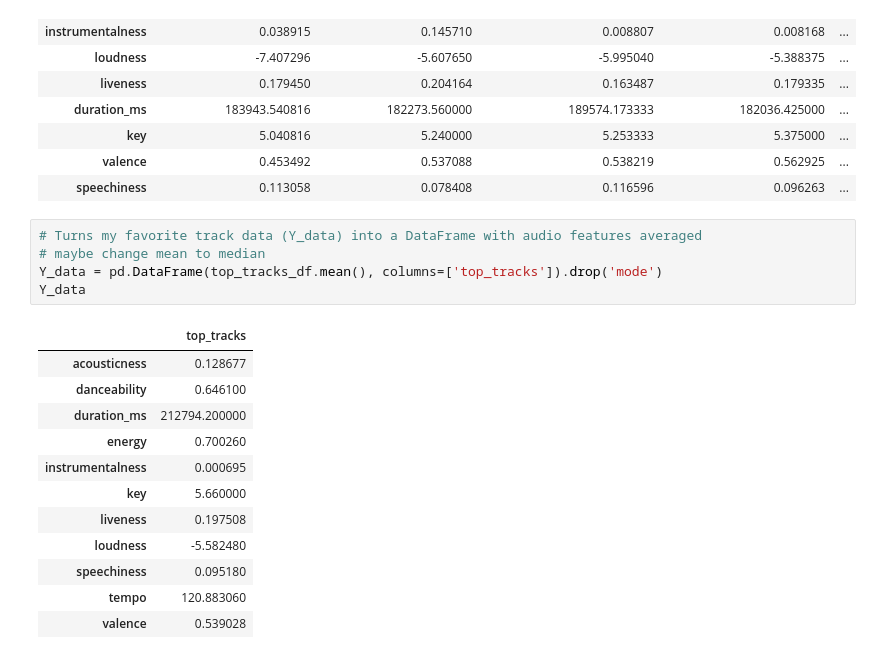
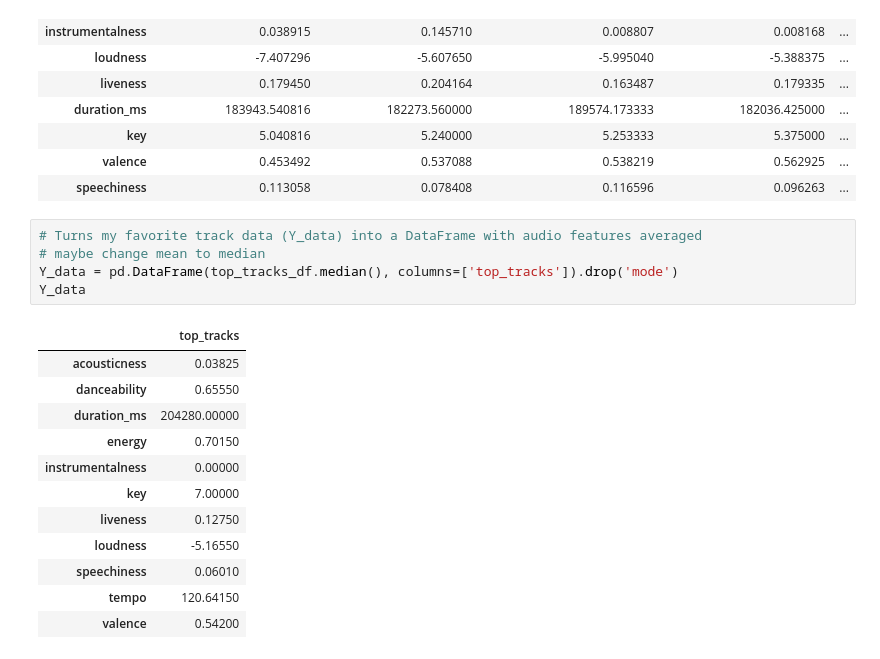
Before and after one commit to malbert131/DJ_NumPY, a Jupyter notebook: Recommender.ipynb, the cells around one changed output. Cells and saved outputs as stored; diff of their text form.

Commit message:
changed calculation of Y data features from a mean to a median calculation

```diff
--- a/Recommender.ipynb
+++ b/Recommender.ipynb
@@ -261,18 +261,18 @@ X_data
 # %%
 # Turns my favorite track data (Y_data) into a DataFrame with audio features averaged
 # maybe change mean to median
-Y_data = pd.DataFrame(top_tracks_df.mean(), columns=['top_tracks']).drop('mode')
+Y_data = pd.DataFrame(top_tracks_df.median(), columns=['top_tracks']).drop('mode')
 Y_data
 # %% [output]
 |  | top_tracks |
-| acousticness | 0.128677 |
-| danceability | 0.646100 |
-| duration_ms | 212794.200000 |
-| energy | 0.700260 |
-| instrumentalness | 0.000695 |
-| key | 5.660000 |
-| liveness | 0.197508 |
-| loudness | -5.582480 |
-| speechiness | 0.095180 |
-| tempo | 120.883060 |
-| valence | 0.539028 |
+| acousticness | 0.03825 |
+| danceability | 0.65550 |
+| duration_ms | 204280.00000 |
+| energy | 0.70150 |
+| instrumentalness | 0.00000 |
+| key | 7.00000 |
+| liveness | 0.12750 |
+| loudness | -5.16550 |
+| speechiness | 0.06010 |
+| tempo | 120.64150 |
+| valence | 0.54200 |
```
